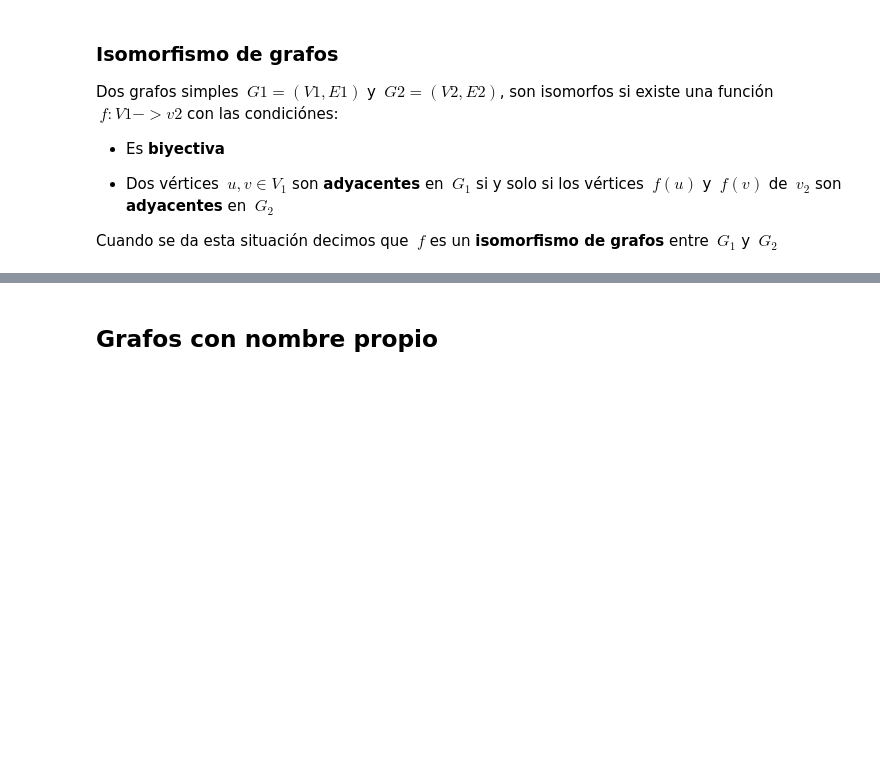
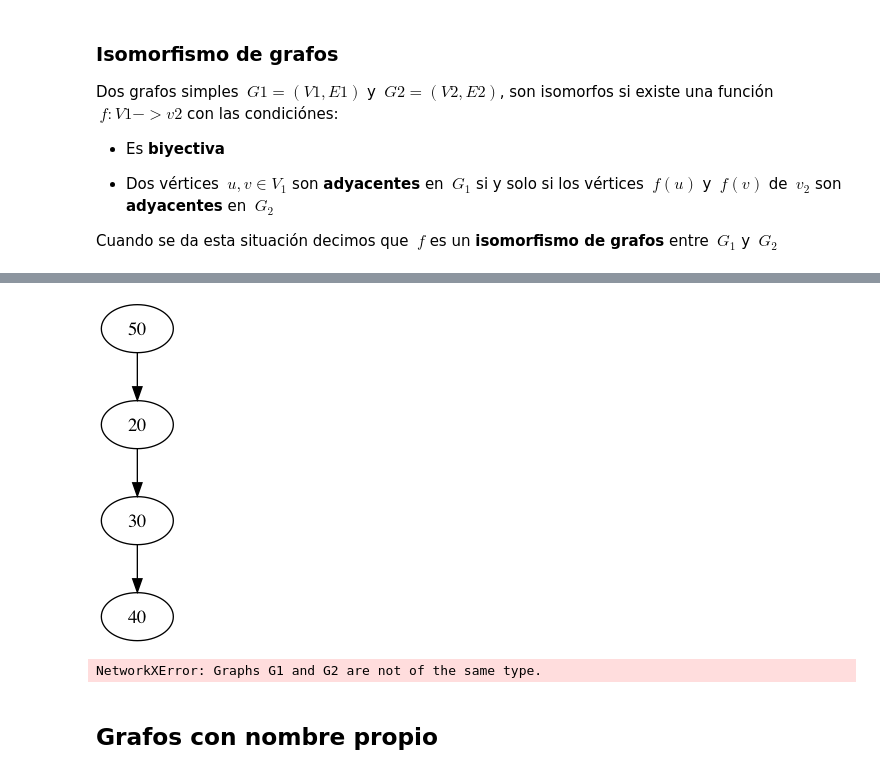
Before and after one commit to newrol/jupyterNotebooks-, a Jupyter notebook: matematicaDiscreta/grafos.ipynb, the cells around one changed output, grey strips where cells are left out. Drawn from its saved outputs; the diff is of its cells as text; code cells hidden in the pictures; blank space fills up the shorter version.

```diff
--- a/matematicaDiscreta/grafos.ipynb
+++ b/matematicaDiscreta/grafos.ipynb
@@ -197,2 +207,12 @@ Cuando se da esta situación decimos que $\ f $ es un **isomorfismo de grafos**
+# %%
+G2 = nx.DiGraph()
+G2.add_path([50,20,30,40])
+draw(G2, show='ipynb')
+# %% [output]
+[figure, added]
+# %%
+nx.is_isomorphic(G1, G2)
+# %% [output]
+NetworkXError: Graphs G1 and G2 are not of the same type.
 # %% [markdown]
 ## Grafos con nombre propio
```
Also changed, not shown: parts of 30 cells of this notebook.
